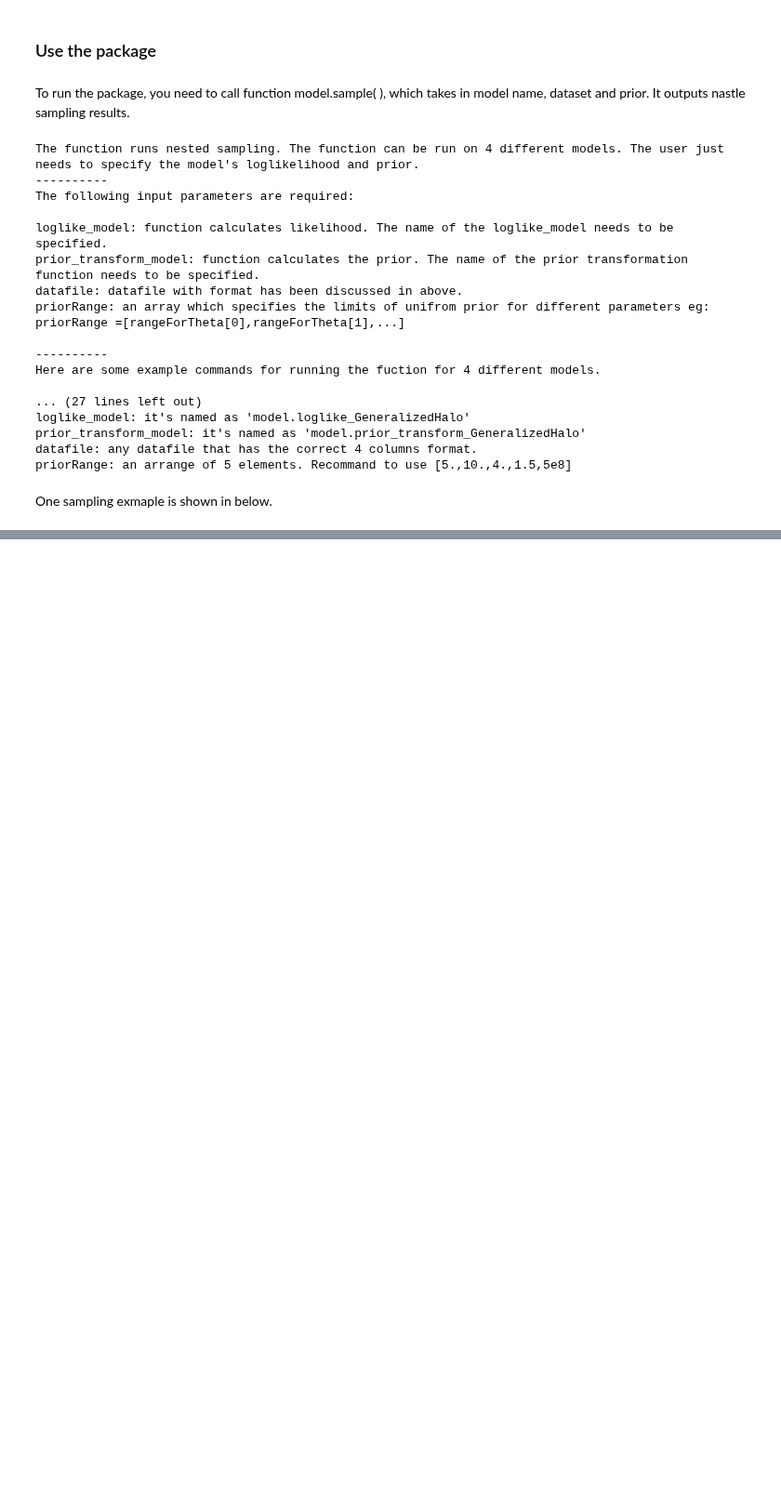
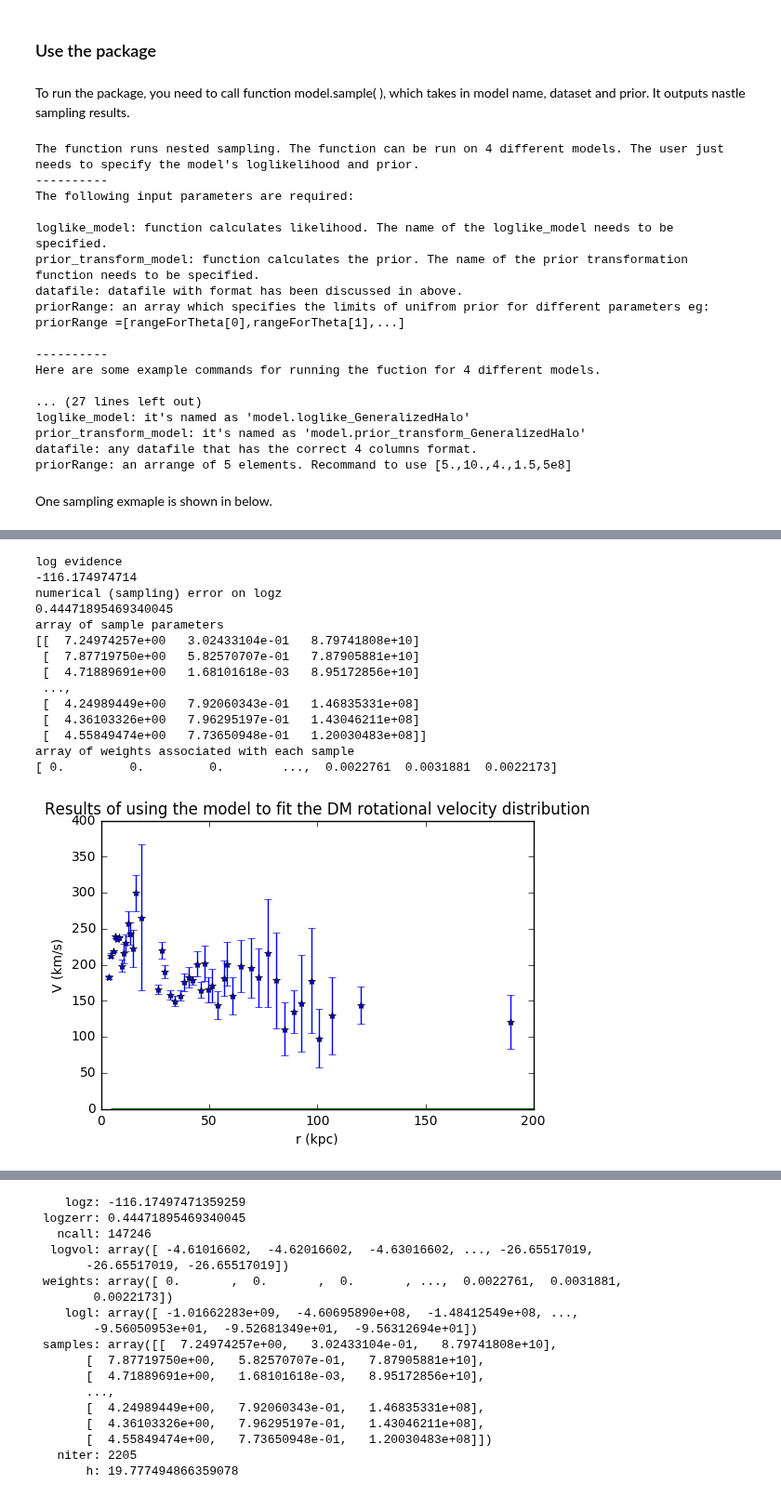
Before and after one commit to phys201/nsdmd, a Jupyter notebook: tutorial.ipynb, the cells around one changed output, grey strips where cells are left out. Shown at 93% size. Drawn from its saved outputs; the diff is of its cells as text; code cells hidden in the pictures; blank space fills up the shorter version.

```diff
--- a/tutorial.ipynb
+++ b/tutorial.ipynb
@@ -122,0 +162,18 @@ array of weights associated with each sample
+# %%
+model.sample_3 (model.loglike_Einasto, model.prior_transform_Einasto, 'DMdataref1.txt',[10,10,10E10])
+# %% [output]
+log evidence
+-116.174974714
+numerical (sampling) error on logz
+0.44471895469340045
+array of sample parameters
+[[  7.24974257e+00   3.02433104e-01   8.79741808e+10]
+ [  7.87719750e+00   5.82570707e-01   7.87905881e+10]
+ [  4.71889691e+00   1.68101618e-03   8.95172856e+10]
+ ...,
+ [  4.24989449e+00   7.92060343e-01   1.46835331e+08]
+ [  4.36103326e+00   7.96295197e-01   1.43046211e+08]
+ [  4.55849474e+00   7.73650948e-01   1.20030483e+08]]
+array of weights associated with each sample
+[ 0.         0.         0.        ...,  0.0022761  0.0031881  0.0022173]
+[figure, added]
@@ -122,0 +181,18 @@ array of weights associated with each sample
+    logz: -116.17497471359259
+ logzerr: 0.44471895469340045
+   ncall: 147246
+  logvol: array([ -4.61016602,  -4.62016602,  -4.63016602, ..., -26.65517019,
+       -26.65517019, -26.65517019])
+ weights: array([ 0.       ,  0.       ,  0.       , ...,  0.0022761,  0.0031881,
+        0.0022173])
+    logl: array([ -1.01662283e+09,  -4.60695890e+08,  -1.48412549e+08, ...,
+        -9.56050953e+01,  -9.52681349e+01,  -9.56312694e+01])
+ samples: array([[  7.24974257e+00,   3.02433104e-01,   8.79741808e+10],
+       [  7.87719750e+00,   5.82570707e-01,   7.87905881e+10],
+       [  4.71889691e+00,   1.68101618e-03,   8.95172856e+10],
+       ...,
+       [  4.24989449e+00,   7.92060343e-01,   1.46835331e+08],
+       [  4.36103326e+00,   7.96295197e-01,   1.43046211e+08],
+       [  4.55849474e+00,   7.73650948e-01,   1.20030483e+08]])
+   niter: 2205
+       h: 19.777494866359078
```
Also changed, not shown: parts of 4 cells of this notebook, 2 other files.
